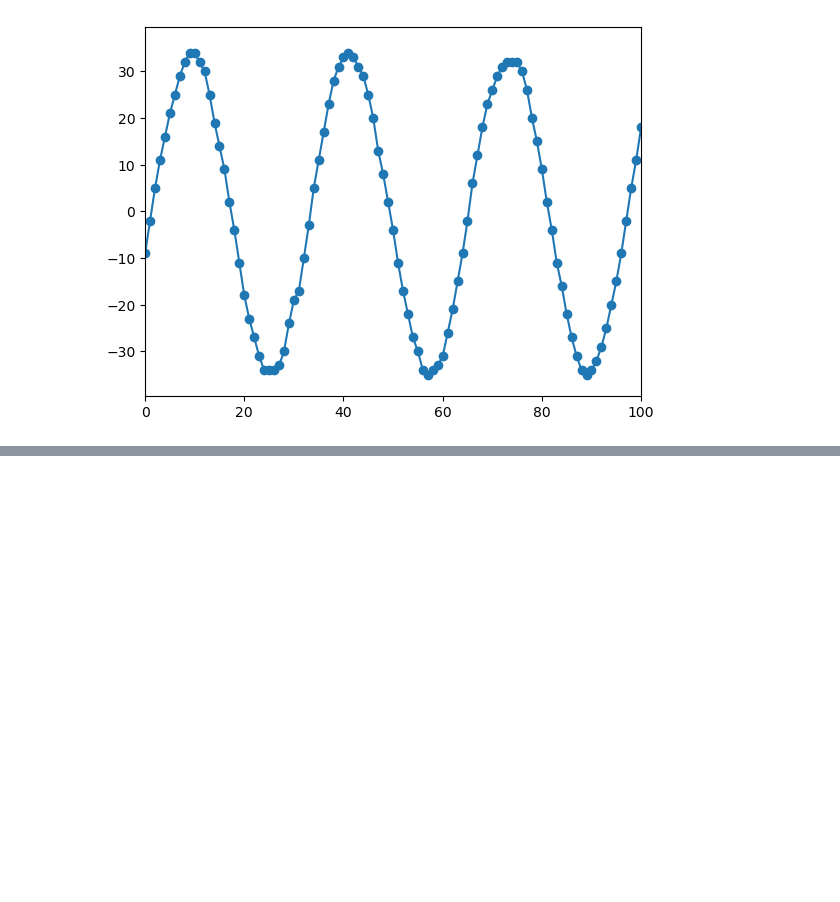
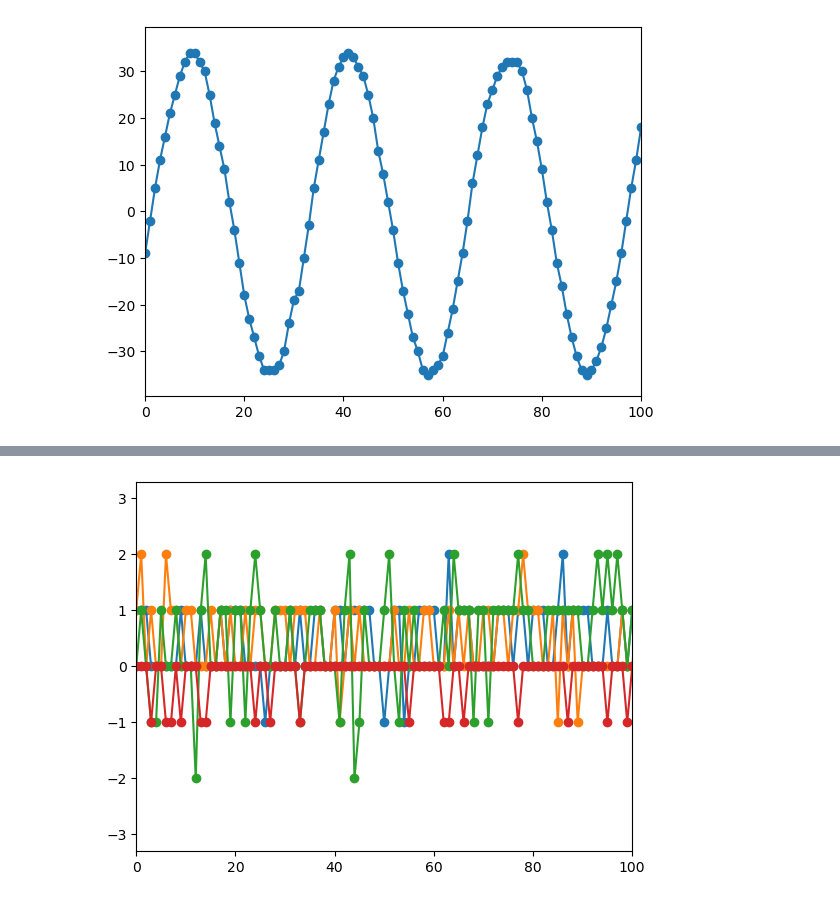
Before and after one commit to MakJimenez/Radio-Astronomy-Lab-Work, a Jupyter notebook: Final Data (updated as of end of 2_3_26).ipynb, the cells around one changed output, grey strips where cells are left out. Drawn from its saved outputs; the diff is of its cells as text; code cells hidden in the pictures; blank space fills up the shorter version.

```diff
--- a/Final Data (updated as of end of 2_3_26).ipynb
+++ b/Final Data (updated as of end of 2_3_26).ipynb
@@ -364,0 +416,38 @@ plt.show()
+# %%
+# With Noise (noise generator at level 5)
+# Signal frequency = 700 kHz
+# Amplitude = 100 mV_pp
+
+# Below Nyquist limit (aliasing) = 1.4e6
+Nbelow_lim_700khz = np.load("Nbelow_lim_700khz.npz")
+Ndata_below_lim_700khz = Nbelow_lim_700khz["arr_0"]
+
+
+
+# At Nyquist limit = 1.6e6
+Nny_lim_700khz = np.load("Nny_lim_700khz.npz")
+Ndata_ny_lim_700khz = Nny_lim_700khz["arr_0"]
+
+
+
+# Above Nyquist Limit (clean) = 2.2e6
+Nabove_lim_700khz = np.load("Nabove_lim_700khz.npz")
+Ndata_above_lim_700khz = Nabove_lim_700khz["arr_0"]
+
+
+# Way Above Nyquist Limit (clean) = 3.2e6
+Nway_above_lim_700khz = np.load("Nway_above_lim_700khz.npz")
+Ndata_way_above_lim_700khz = Nway_above_lim_700khz["arr_0"]
+
+
+
+# Plotting all three together
+plt.figure()
+plt.plot(Ndata_below_lim_700khz[7], marker="o") #blue, aliased
+plt.plot(Ndata_ny_lim_700khz[7], marker="o") #orange, at limit
+plt.plot(Ndata_above_lim_700khz[7], marker="o") #green, clean
+plt.plot(Ndata_way_above_lim_700khz[7], marker="o") #red, clean
+plt.xlim(0,100)
+plt.show()
+# %% [output]
+[figure, added]
```
Also changed, not shown: parts of 3 cells of this notebook, 13 other files.
